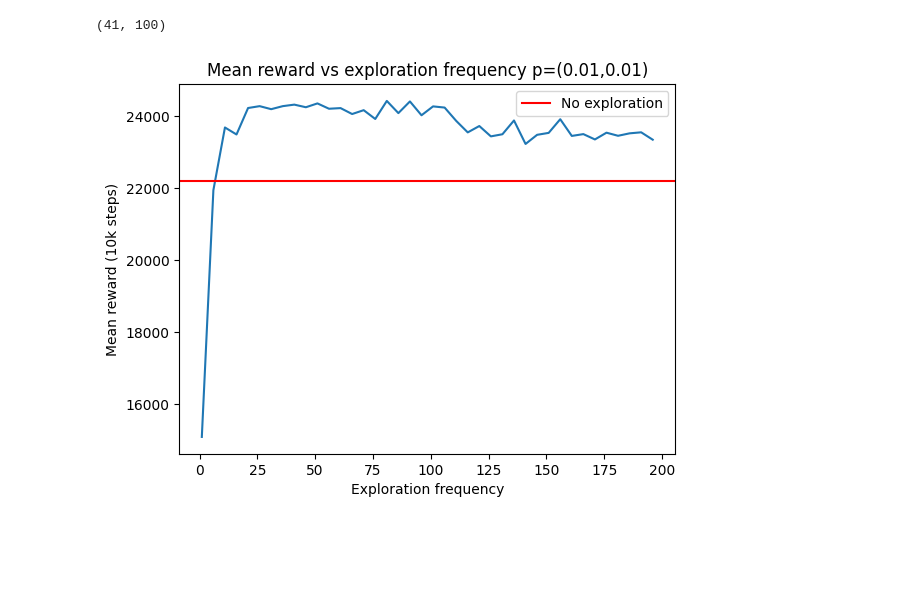
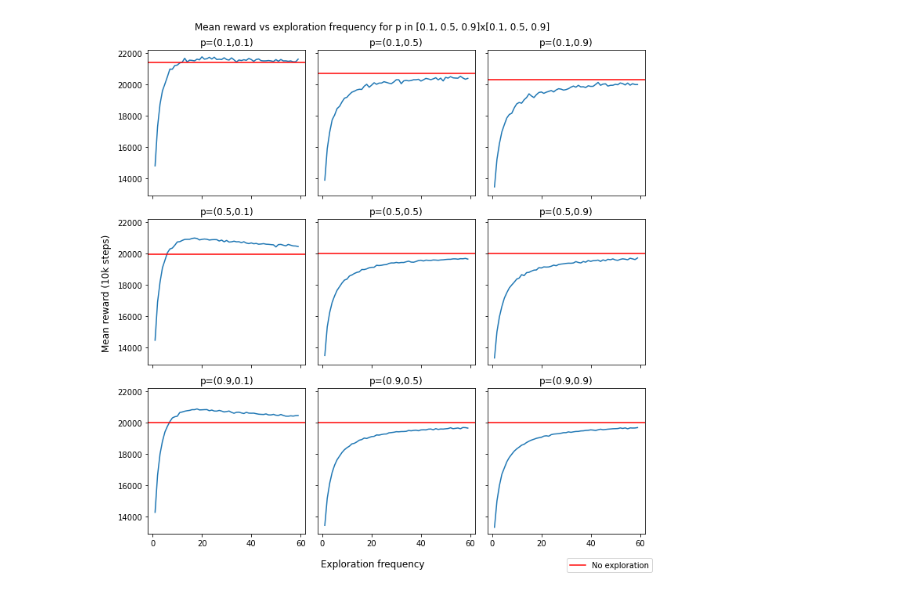
Before and after one commit to howardg2000/cs236-final-project, a Jupyter notebook: plots.ipynb, the cells around one changed output. Saved outputs shown, nothing was run; the diff lists cells and outputs as text; code cells hidden in the pictures; blank space fills up the shorter version.

Commit message:
Update plotting functions for multiple graphs

```diff
--- a/plots.ipynb
+++ b/plots.ipynb
@@ -1,29 +1,36 @@
 # %%
 import numpy as np
 import matplotlib.pyplot as plt
-# %%
-p1, p2 = 0.01, 0.01
-min_freq = 1
-max_freq = 200
-step = 5
-file_name = f"data/total_rewards/explore_rewards_{min_freq}to{max_freq}_{p1}x{p2}.npy"
-explore_freqs = list(range(min_freq, max_freq, step)) + [100000000]
-# %%
-explore_rewards = np.load(file_name)
-print(explore_rewards.shape)
-
-means = explore_rewards.mean(axis=1)
-stds = explore_rewards.std(axis=1)
-
-plt.plot(explore_freqs[:-1], means[:-1])
-plt.axhline(y = means[-1], color='r', linestyle='-', label="No exploration")
-plt.title(f"Mean reward vs exploration frequency p=({p1},{p2})")
-plt.xlabel("Exploration frequency")
-plt.ylabel("Mean reward (10k steps)")
-plt.legend()
-
-save_name = f"plots/mean_reward_vs_explore_freq_p=({p1},{p2}).png"
-plt.savefig(save_name)
-# %% [output]
-(41, 100)
-[figure, removed]
+# %%
+ps = [0.1, 0.5, 0.9]
+min_freq = 1
+max_freq = 60
+step = 1
+
+fig, axs = plt.subplots(len(ps), len(ps), sharex=True, sharey=True, figsize=(10,10))
+
+for i, p1 in enumerate(ps):
+    for j, p2 in enumerate(ps):
+        file_name = f"data/total_rewards/explore_rewards_{min_freq}to{max_freq}_{p1}x{p2}.npy"
+        explore_freqs = list(range(min_freq, max_freq, step)) + [100000000]
+
+        explore_rewards = np.load(file_name)
+
+        means = explore_rewards.mean(axis=1)
+        stds = explore_rewards.std(axis=1)
+
+        axs[i,j].plot(explore_freqs[:-1], means[:-1])
+        axs[i,j].axhline(y = means[-1], color='r', linestyle='-', label="No exploration")
+        axs[i,j].set_title(f"p=({p1},{p2})")
+
+handles, labels = plt.gca().get_legend_handles_labels()
+fig.legend(handles, labels, loc='lower right')
+fig.supxlabel('Exploration frequency')
+fig.supylabel('Mean reward (10k steps)')
+plt.suptitle(f"Mean reward vs exploration frequency for p in [{', '.join([str(p) for p in ps])}]x[{', '.join([str(p) for p in ps])}]")
+plt.tight_layout()
+
+save_name = f"plots/subplots({','.join([str(p) for p in ps])}).png"
+plt.savefig(save_name)
+# %% [output]
+[figure, added]
```
Also changed, not shown: 2 other files.
